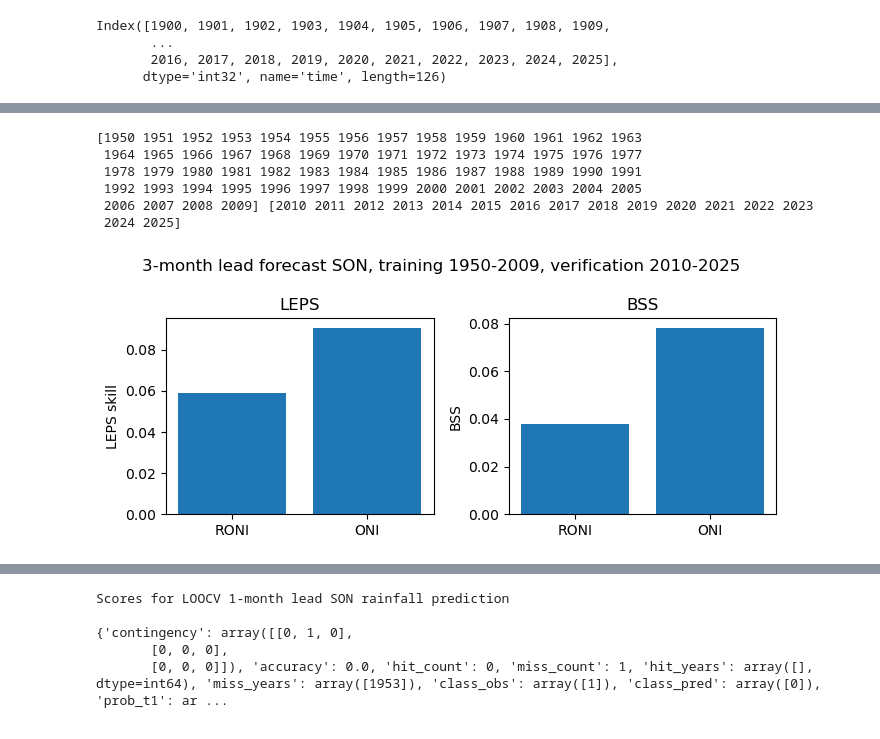
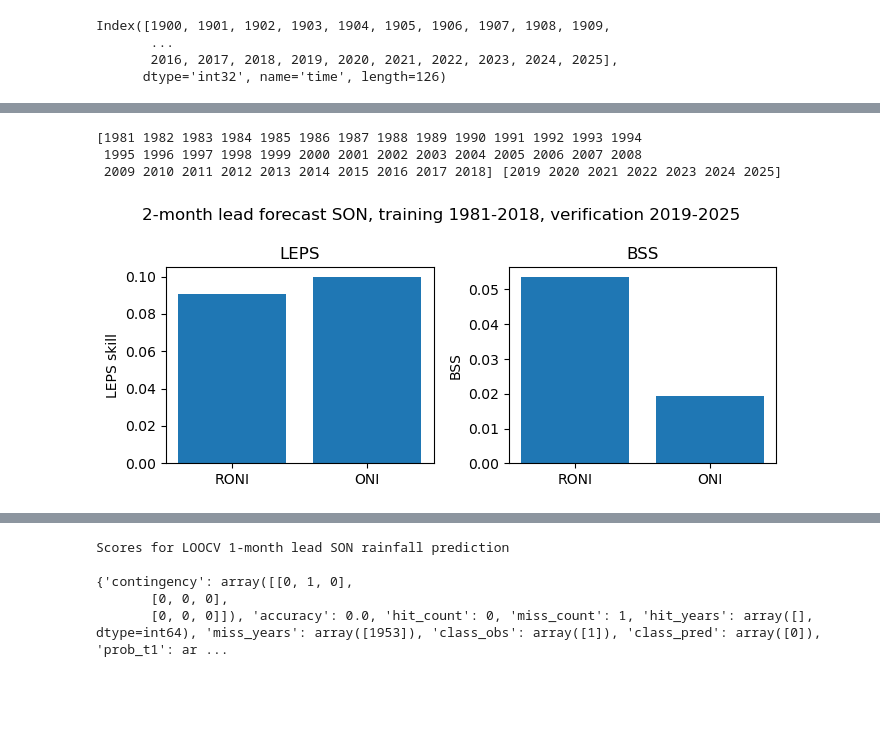
Before and after one commit to Rush74/statistical_enso, a Jupyter notebook: test3_LDA.ipynb, the cells around one changed output, grey strips where cells are left out. Drawn from its saved outputs; the diff is of its cells as text; code cells hidden in the pictures; blank space fills up the shorter version.

```diff
--- a/test3_LDA.ipynb
+++ b/test3_LDA.ipynb
@@ -331,43 +333,41 @@ Name: sst, Length: 127, dtype: float32
 # %%
+
 # 1-2. SKILL: split into 2-parts run
 Y = mp_son.copy()
-X1 = roni_amj[:-1].copy() # 3-month lead
-X2 = oni_amj[:-1].copy()
-scores = combo_method_SKL_train_test(X1,X2,Y,training_years=np.arange(1950,2010))
+X1 = roni_mjj[:-1].copy() # 3-month lead
+X2 = oni_mjj[:-1].copy()
+scores = combo_method_SKL_train_test(X1,X2,Y,training_years=np.arange(1981,2019))
 print (scores['years_training'], scores['years_verification'])
 print()
 
 fig, ax = plt.subplots(1, 2, figsize=(7, 3))
 
 # LEPS
 ax[0].bar(
     ['RONI', 'ONI'],
     [scores['roni']['LEPS skill'], scores['oni']['LEPS skill']]
 )
 ax[0].set_ylabel('LEPS skill')
 ax[0].set_title('LEPS')
 
 # BSS
 ax[1].bar(
     ['RONI', 'ONI'],
     [scores['roni']['BSS'], scores['oni']['BSS']]
 )
 ax[1].set_ylabel('BSS')
 ax[1].set_title('BSS')
 
 fig.suptitle(
-    '3-month lead forecast SON, training %d-%d, verification %d-%d'
+    '2-month lead forecast SON, training %d-%d, verification %d-%d'
     % (scores['years_training'][0], scores['years_training'][-1],
        scores['years_verification'][0], scores['years_verification'][-1])
 )
 
 plt.tight_layout()
 plt.show()
 # %% [output]
-[1950 1951 1952 1953 1954 1955 1956 1957 1958 1959 1960 1961 1962 1963
- 1964 1965 1966 1967 1968 1969 1970 1971 1972 1973 1974 1975 1976 1977
- 1978 1979 1980 1981 1982 1983 1984 1985 1986 1987 1988 1989 1990 1991
- 1992 1993 1994 1995 1996 1997 1998 1999 2000 2001 2002 2003 2004 2005
- 2006 2007 2008 2009] [2010 2011 2012 2013 2014 2015 2016 2017 2018 2019 2020 2021 2022 2023
- 2024 2025]
+[1981 1982 1983 1984 1985 1986 1987 1988 1989 1990 1991 1992 1993 1994
+ 1995 1996 1997 1998 1999 2000 2001 2002 2003 2004 2005 2006 2007 2008
+ 2009 2010 2011 2012 2013 2014 2015 2016 2017 2018] [2019 2020 2021 2022 2023 2024 2025]
-[figure, old version]
+[figure, new version]
```
Also changed, not shown: parts of 28 cells of this notebook, 2 other files.
